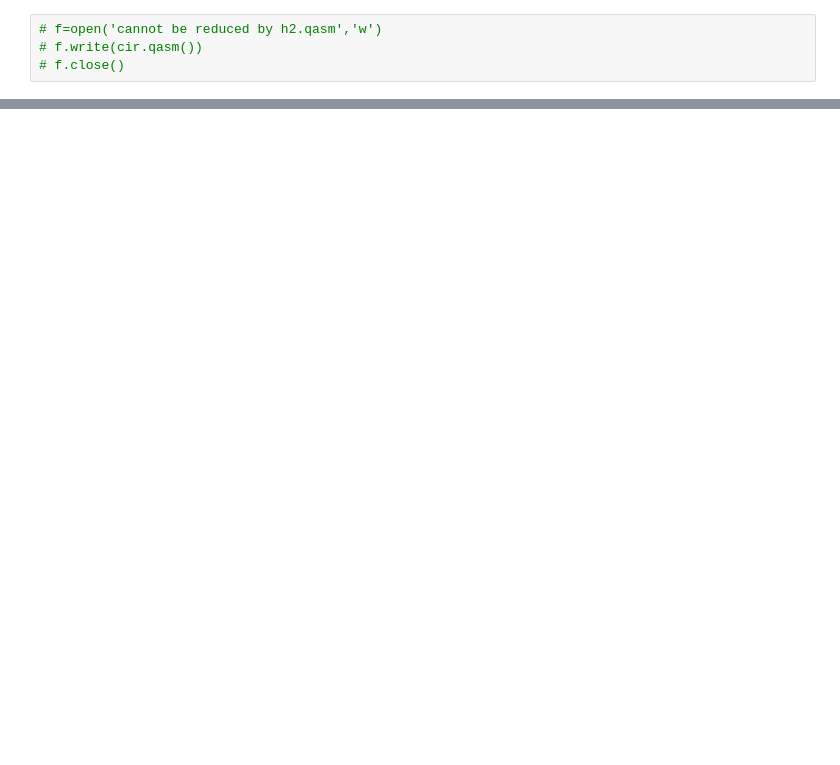
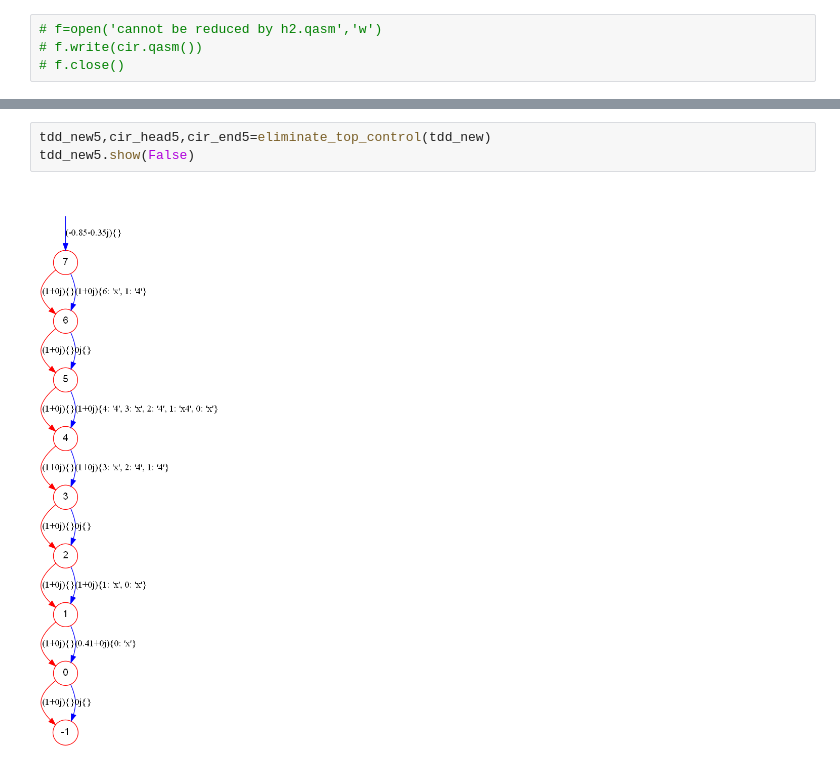
Before and after one commit to Veriqc/LimTDD, a Jupyter notebook: Test_Syn.ipynb, the cells around one changed output, grey strips where cells are left out. Drawn from its saved outputs; the diff is of its cells as text; blank space fills up the shorter version.

```diff
--- a/Test_Syn.ipynb
+++ b/Test_Syn.ipynb
@@ -387,0 +461,5 @@ tdd_new3.show(False)
+# %%
+tdd_new5,cir_head5,cir_end5=eliminate_top_control(tdd_new)
+tdd_new5.show(False)
+# %% [output]
+[figure, added]
```
Also changed, not shown: parts of 12 cells of this notebook, 3 other files.
